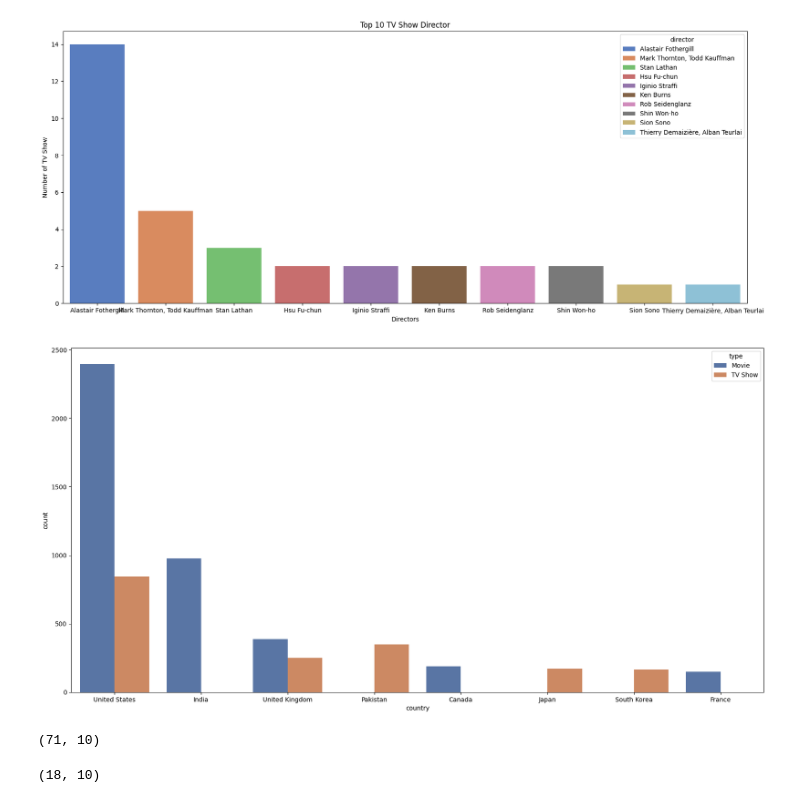
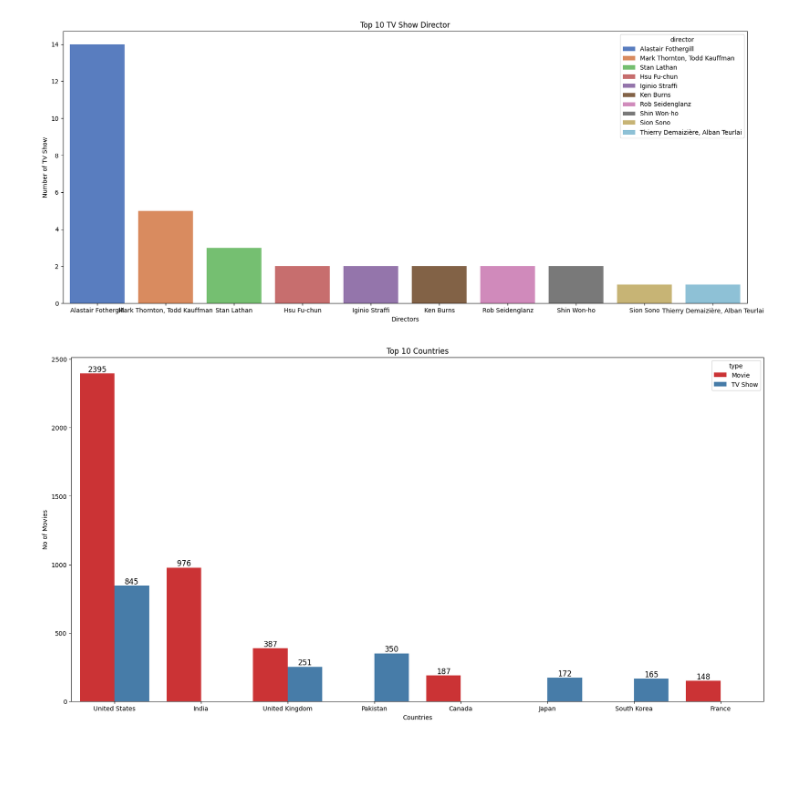
Before and after one commit to Dani-8/Netflix-Data-Analysis, a Jupyter notebook: Netflix-Data-Analysis.ipynb, the cells around one changed output. Saved outputs shown, nothing was run; the diff lists cells and outputs as text; code cells hidden in the pictures; blank space fills up the shorter version.

```diff
--- a/Netflix-Data-Analysis.ipynb
+++ b/Netflix-Data-Analysis.ipynb
@@ -666,15 +666,17 @@ plt.show()
 [figure]
 # %%
 plt.figure(figsize=[20,10])
-sns.barplot(data=top_10_countries, x="country", y="count", hue="type", palette="deep", legend=True)
+
+ax = sns.barplot(data=top_10_countries, x="country", y="count", hue="type", palette="Set1", legend=True)
+
+# Add counts as labels
+for container in ax.containers:
+    ax.bar_label(container, fontsize=12)
+
+
+plt.title("Top 10 Countries")
+plt.xlabel("Countries")
+plt.ylabel("No of Movies")
 plt.show()
 # %% [output]
-[figure, old version]
+[figure, new version]
-# %%
-df[(df["country"] == "Pakistan") & (df["type"] == "Movie")].shape
-# %% [output]
-(71, 10)
-# %%
-df[(df["country"] == "Pakistan") & (df["type"] == "Movie") & (df["director"] != "Not Given")].shape
-# %% [output]
-(18, 10)
```
Also changed, not shown: parts of 2 cells of this notebook.
